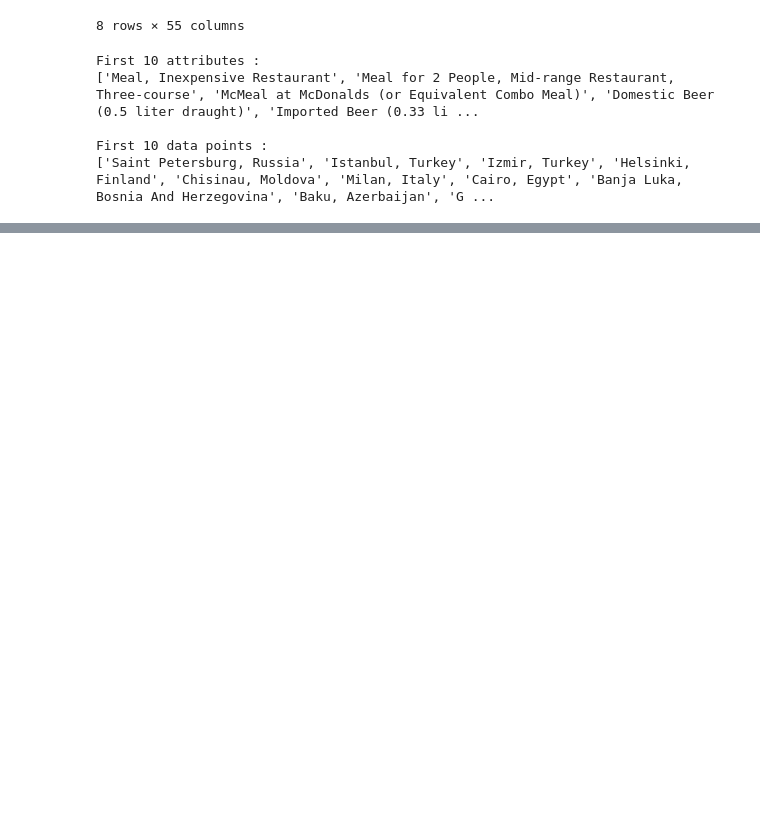
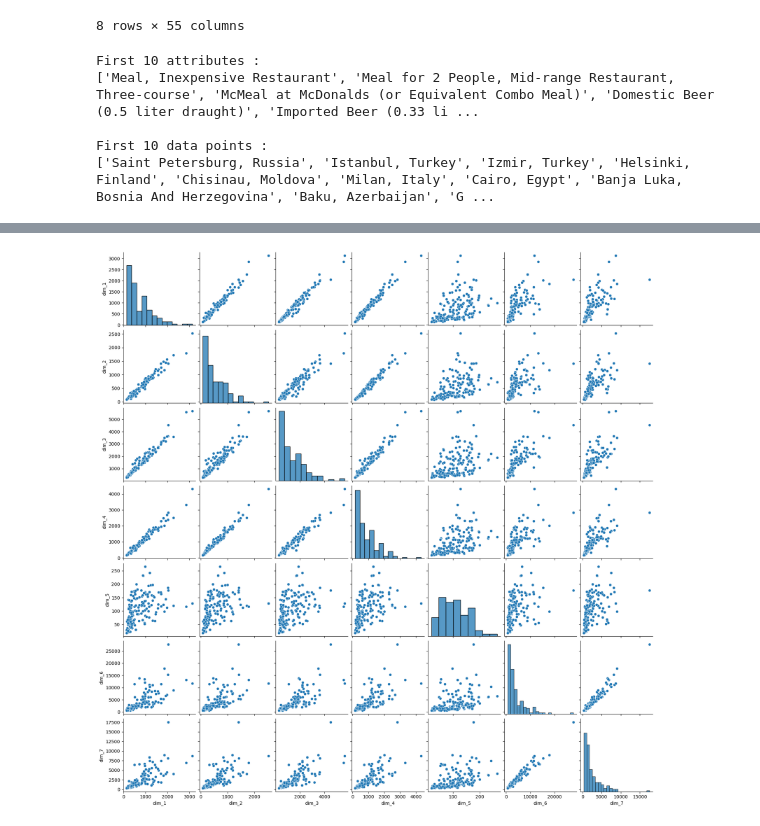
Before and after one commit to simlal/data-mining-assignments_bin710, a Jupyter notebook: td1/td1.ipynb, the cells around one changed output, grey strips where cells are left out. Saved outputs shown, nothing was run; the diff lists cells and outputs as text; code cells hidden in the pictures; blank space fills up the shorter version.

```diff
--- a/td1/td1.ipynb
+++ b/td1/td1.ipynb
@@ -63,0 +102,12 @@ First 10 data points :
+# %%
+# Compare all vars
+apt_attr_dims = [f"dim_{i}" for i in range(1, len(apt_attr)+1)]
+
+g = sns.pairplot(data=df_apt.set_axis(apt_attr_dims, axis=1))
+
+# for i, ax in enumerate(g.axes.flat):
+#     ax.set_ylabel(f"feat_{int(i/apt_attr_num+1)}")
+#     ax.set_xlabel(i)
+# plt.show()
+# %% [output]
+[figure, added]
```
Also changed, not shown: parts of 14 cells of this notebook.
